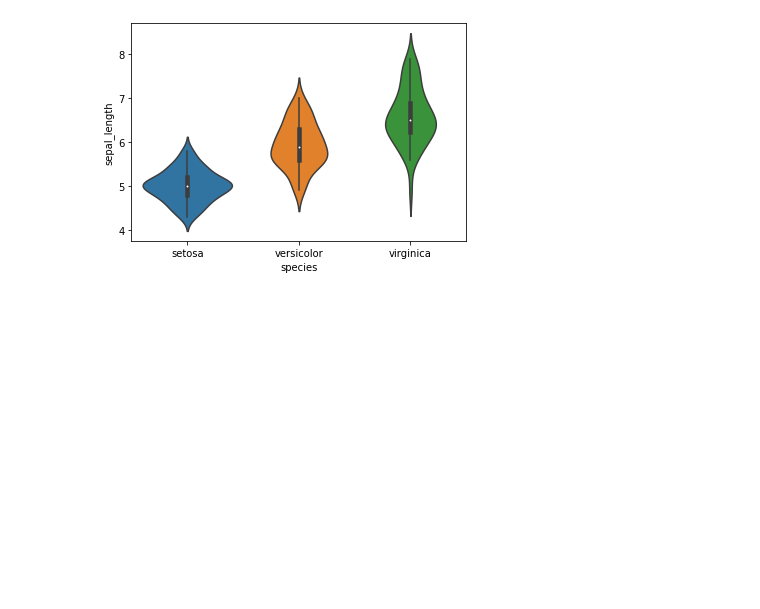
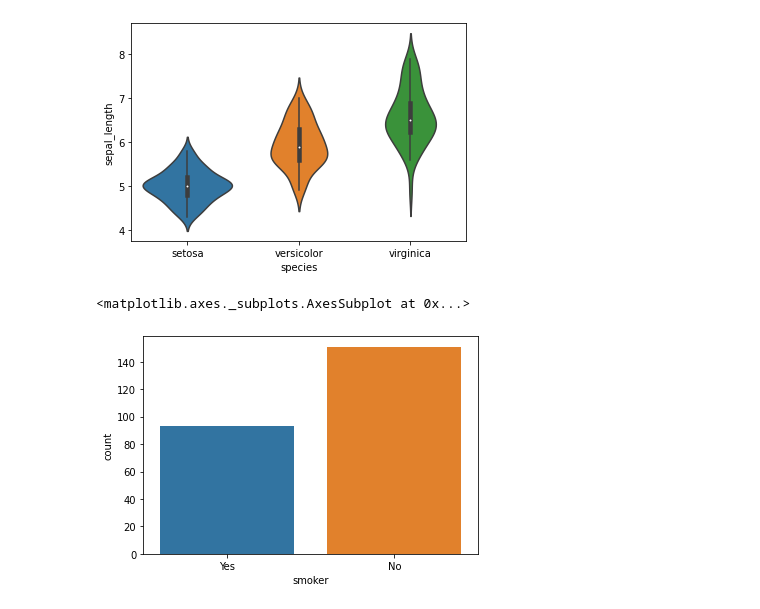
Before and after one commit to kavithachitriki/SCALER_PRACTICE, a Jupyter notebook: seaborn_practice.ipynb, the cells around one changed output. Cells and saved outputs as stored; diff of their text form; code cells hidden in the pictures; blank space fills up the shorter version.

```diff
--- a/seaborn_practice.ipynb
+++ b/seaborn_practice.ipynb
@@ -168,3 +168,8 @@ sns.violinplot(x="species",y="sepal_length",data=iris,estimator=np.mean)
 # %% [output]
 <matplotlib.axes._subplots.AxesSubplot at 0x...>
 [figure]
+# %%
+sns.countplot(x=tips["smoker"])
+# %% [output]
+<matplotlib.axes._subplots.AxesSubplot at 0x...>
+[figure, added]
```
Also changed, not shown: parts of 5 cells of this notebook.
